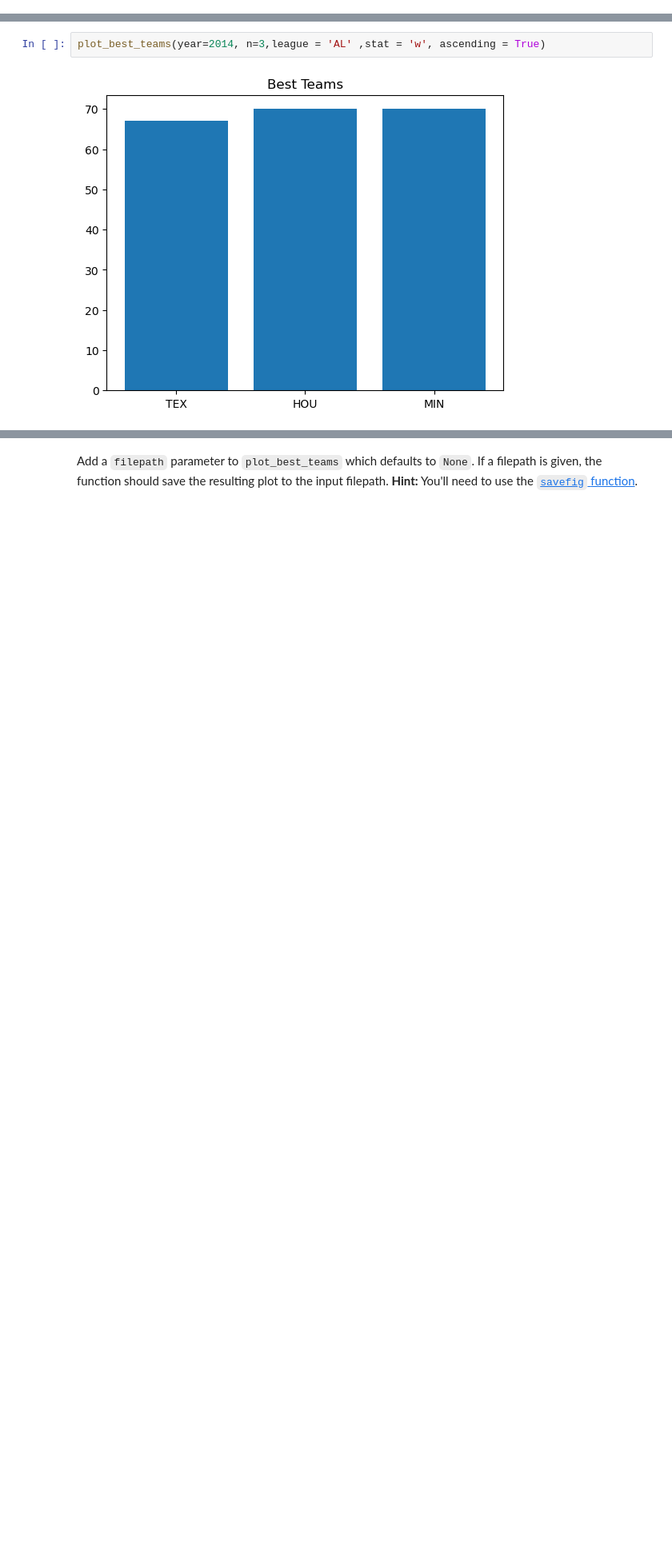
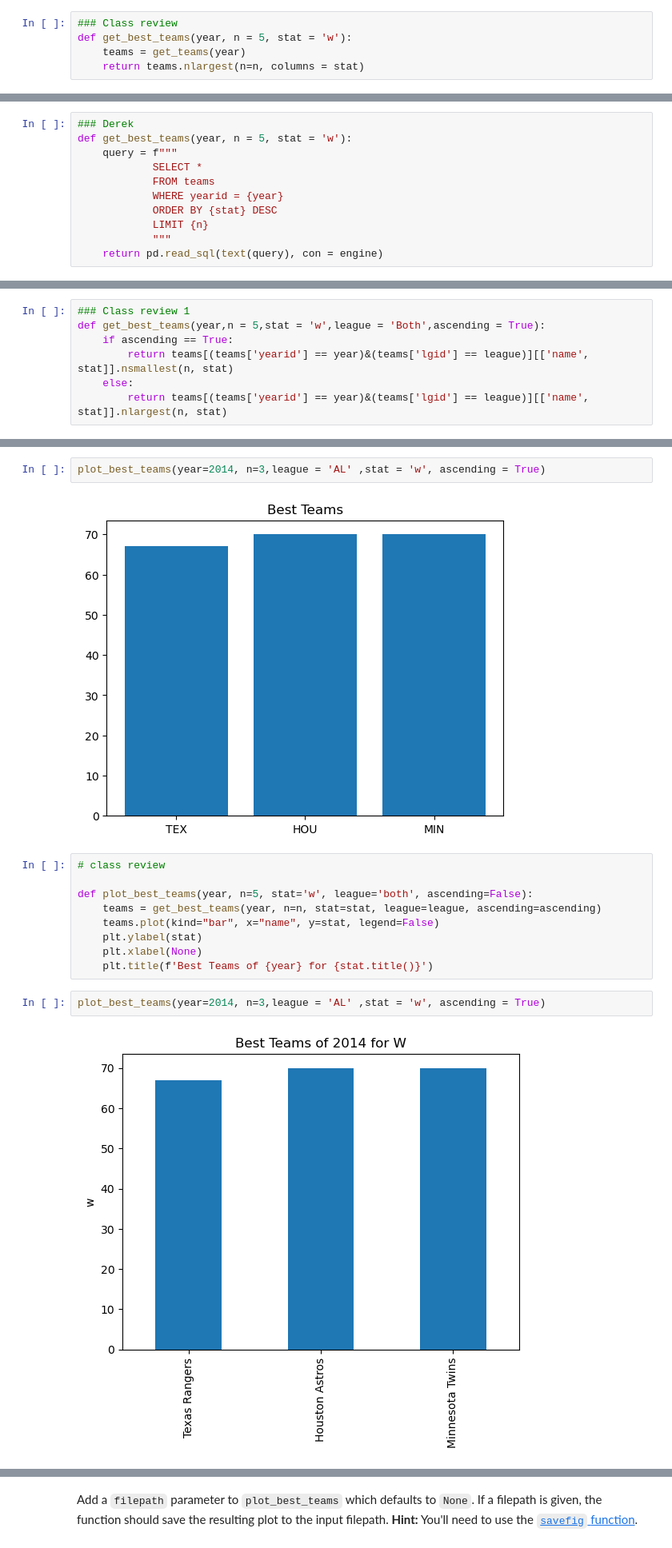
Before and after one commit to NSS-Data-Analytics-Cohort-11/loops-functions-practice-KohanaD, a Jupyter notebook: notebooks/Loops_and_Functions_Practice.ipynb, the cells around one changed output, grey strips where cells are left out. Shown: that part at 80% size. Saved outputs shown, nothing was run; the diff lists cells and outputs as text; blank space fills up the shorter version.

Commit message:
Class review on Loops and Functions

```diff
--- a/notebooks/Loops_and_Functions_Practice.ipynb
+++ b/notebooks/Loops_and_Functions_Practice.ipynb
@@ -287,3 +305,8 @@ get_best_teams(2014, 3)
 | 2774 | 2014 | NL | WAS | WSN | E | 1 | 162 | 81.0 | 96 | 66 | ... | ... |
 | 2747 | 2014 | AL | BAL | BAL | E | 1 | 162 | 81.0 | 96 | 66 | ... | ... |
 3 rows × 48 columns
+# %%
+### Class review
+def get_best_teams(year, n = 5, stat = 'w'):
+    teams = get_teams(year)
+    return teams.nlargest(n=n, columns = stat)
@@ -289,0 +321,11 @@ get_best_teams(2014, 3)
+# %%
+### Derek
+def get_best_teams(year, n = 5, stat = 'w'):
+    query = f"""
+            SELECT *
+            FROM teams
+            WHERE yearid = {year}
+            ORDER BY {stat} DESC
+            LIMIT {n}
+            """
+    return pd.read_sql(text(query), con = engine)
@@ -302,3 +353,10 @@ get_best_teams(year=2014, n=3, stat="era", ascending=True)
 | 2768 | 2014 | AL | SEA | SEA | W | 3 | 162 | 81.0 | 87 | 75 | ... | ... |
 | 2764 | 2014 | AL | OAK | OAK | W | 2 | 162 | 81.0 | 88 | 74 | ... | ... |
 3 rows × 48 columns
+# %%
+### Class review 1
+def get_best_teams(year,n = 5,stat = 'w',league = 'Both',ascending = True):
+    if ascending == True:
+        return teams[(teams['yearid'] == year)&(teams['lgid'] == league)][['name', stat]].nsmallest(n, stat)
+    else:
+        return teams[(teams['yearid'] == year)&(teams['lgid'] == league)][['name', stat]].nlargest(n, stat)
@@ -332,3 +394,16 @@ def plot_best_teams(year, n = 5, league = 'both', stat = 'w',ascending = True):
 plot_best_teams(year=2014, n=3,league = 'AL' ,stat = 'w', ascending = True)
 # %% [output]
 [figure]
+# %%
+# class review
+
+def plot_best_teams(year, n=5, stat='w', league='both', ascending=False):
+    teams = get_best_teams(year, n=n, stat=stat, league=league, ascending=ascending)
+    teams.plot(kind="bar", x="name", y=stat, legend=False)
+    plt.ylabel(stat)
+    plt.xlabel(None)
+    plt.title(f'Best Teams of {year} for {stat.title()}')
+# %%
+plot_best_teams(year=2014, n=3,league = 'AL' ,stat = 'w', ascending = True)
+# %% [output]
+[figure, added]
```
Also changed, not shown: parts of 9 cells of this notebook.
